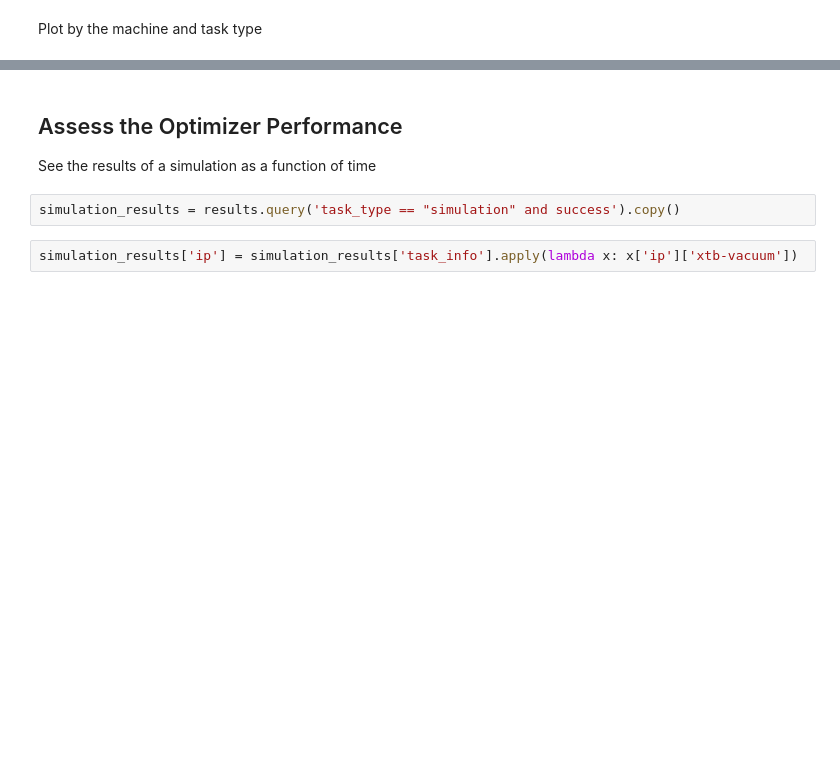
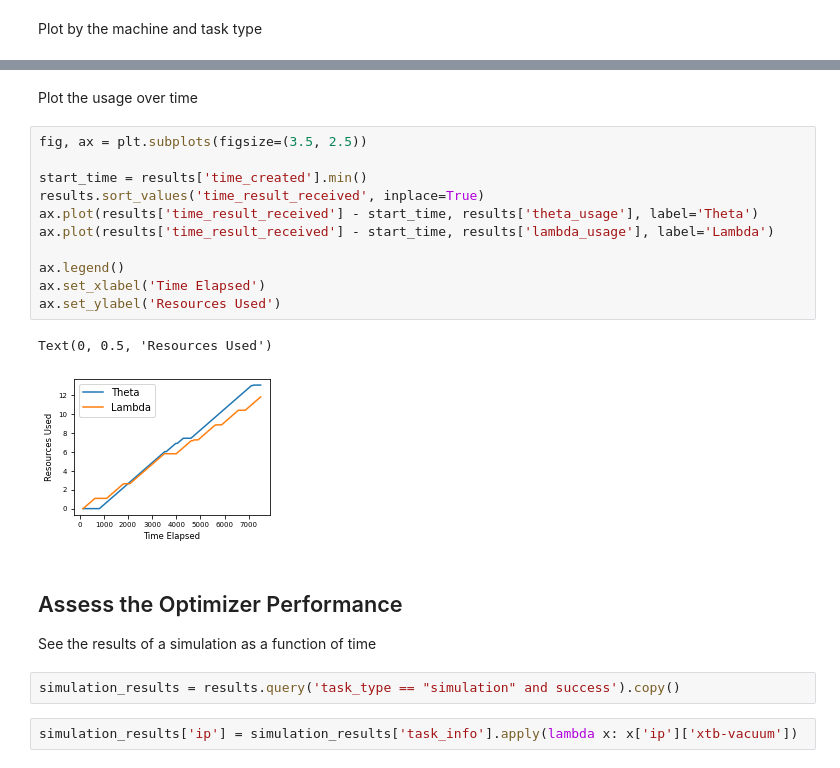
Before and after one commit to exalearn/multi-site-campaigns, a Jupyter notebook: molecular-design/notebooks/0_post-process-runs.ipynb, the cells around one changed output, grey strips where cells are left out. Saved outputs shown, nothing was run; the diff lists cells and outputs as text; blank space fills up the shorter version.

```diff
--- a/molecular-design/notebooks/0_post-process-runs.ipynb
+++ b/molecular-design/notebooks/0_post-process-runs.ipynb
@@ -192,3 +269,19 @@ fig.tight_layout()
+# %% [markdown]
+Plot the usage over time
+# %%
+fig, ax = plt.subplots(figsize=(3.5, 2.5))
+
+start_time = results['time_created'].min()
+results.sort_values('time_result_received', inplace=True)
+ax.plot(results['time_result_received'] - start_time, results['theta_usage'], label='Theta')
+ax.plot(results['time_result_received'] - start_time, results['lambda_usage'], label='Lambda')
+
+ax.legend()
+ax.set_xlabel('Time Elapsed')
+ax.set_ylabel('Resources Used')
+# %% [output]
+Text(0, 0.5, 'Resources Used')
+[figure, added]
 # %% [markdown]
 ## Assess the Optimizer Performance
 See the results of a simulation as a function of time
```
Also changed, not shown: parts of 13 cells of this notebook, 1 other file.
